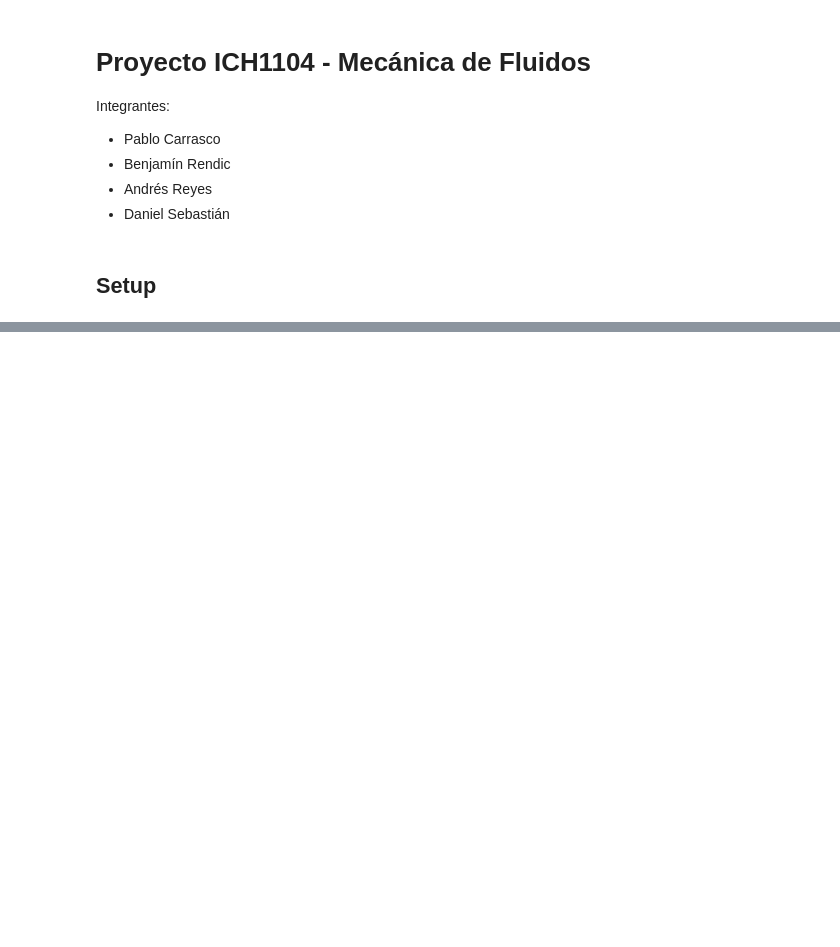
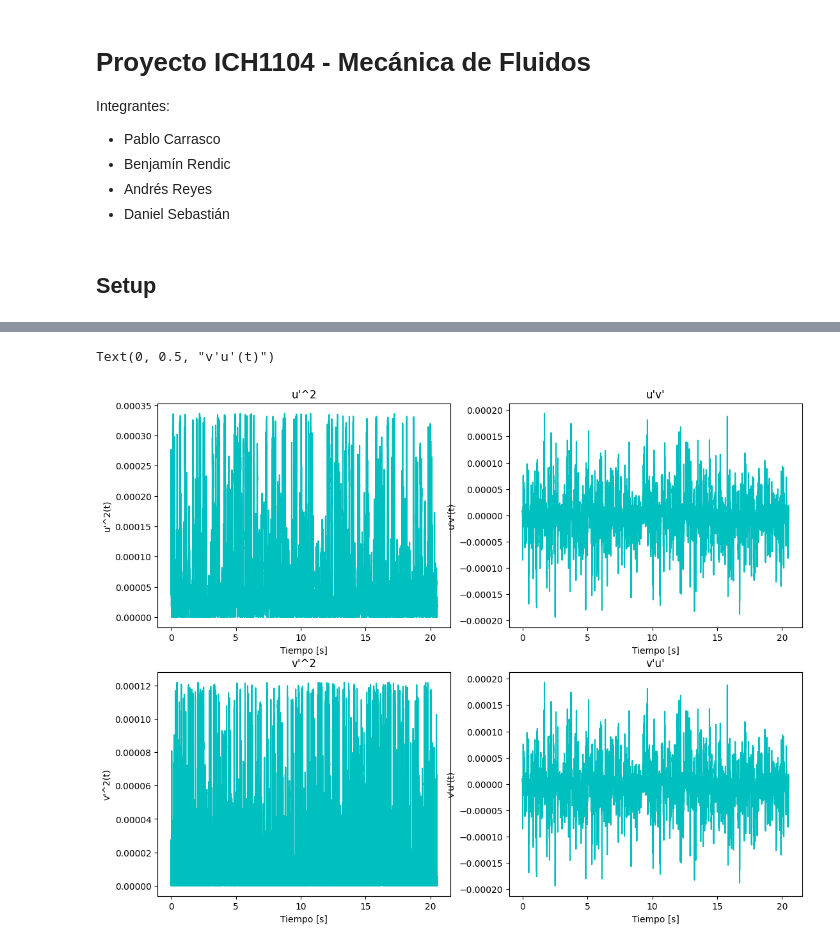
Before and after one commit to Daniel-SebastianGaete/ProyectoFluidos, a Jupyter notebook: main.ipynb, the cells around one changed output, grey strips where cells are left out. Cells and saved outputs as stored; diff of their text form; code cells hidden in the pictures; blank space fills up the shorter version.

```diff
--- a/main.ipynb
+++ b/main.ipynb
@@ -89,0 +87,32 @@ plt.plot(psd[l])
+# %%
+u_prima=u_mean_space_clean-np.mean(u_mean_space_clean)
+v_prima=v_mean_space_clean-np.mean(v_mean_space_clean)
+# %%
+fig,axis=plt.subplots(2,2, figsize=(13,10))
+
+plt.sca(axis[0][0])
+plt.plot(t_,u_prima**2,color='c',)
+plt.title("u'^2")
+plt.xlabel('Tiempo [s]')
+plt.ylabel("u'^2(t)")
+
+plt.sca(axis[0][1])
+plt.plot(t_,u_prima*v_prima,color='c',)
+plt.title("u'v'")
+plt.xlabel('Tiempo [s]')
+plt.ylabel("u'v'(t)")
+
+plt.sca(axis[1][0])
+plt.plot(t_,v_prima**2,color='c',)
+plt.title("v'^2")
+plt.xlabel('Tiempo [s]')
+plt.ylabel("v'^2(t)")
+
+plt.sca(axis[1][1])
+plt.plot(t_,v_prima*u_prima,color='c',)
+plt.title("v'u'")
+plt.xlabel('Tiempo [s]')
+plt.ylabel("v'u'(t)")
+# %% [output]
+Text(0, 0.5, "v'u'(t)")
+[figure, added]
```
Also changed, not shown: parts of 40 cells of this notebook.
